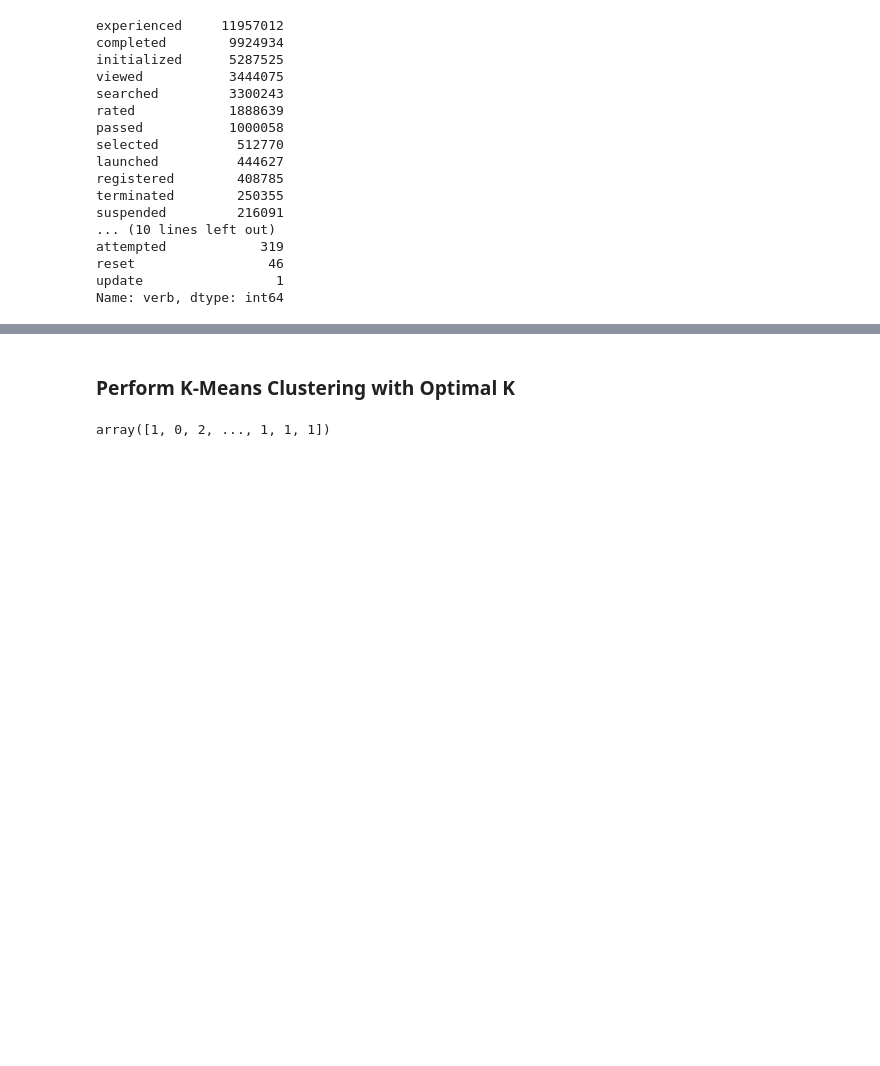
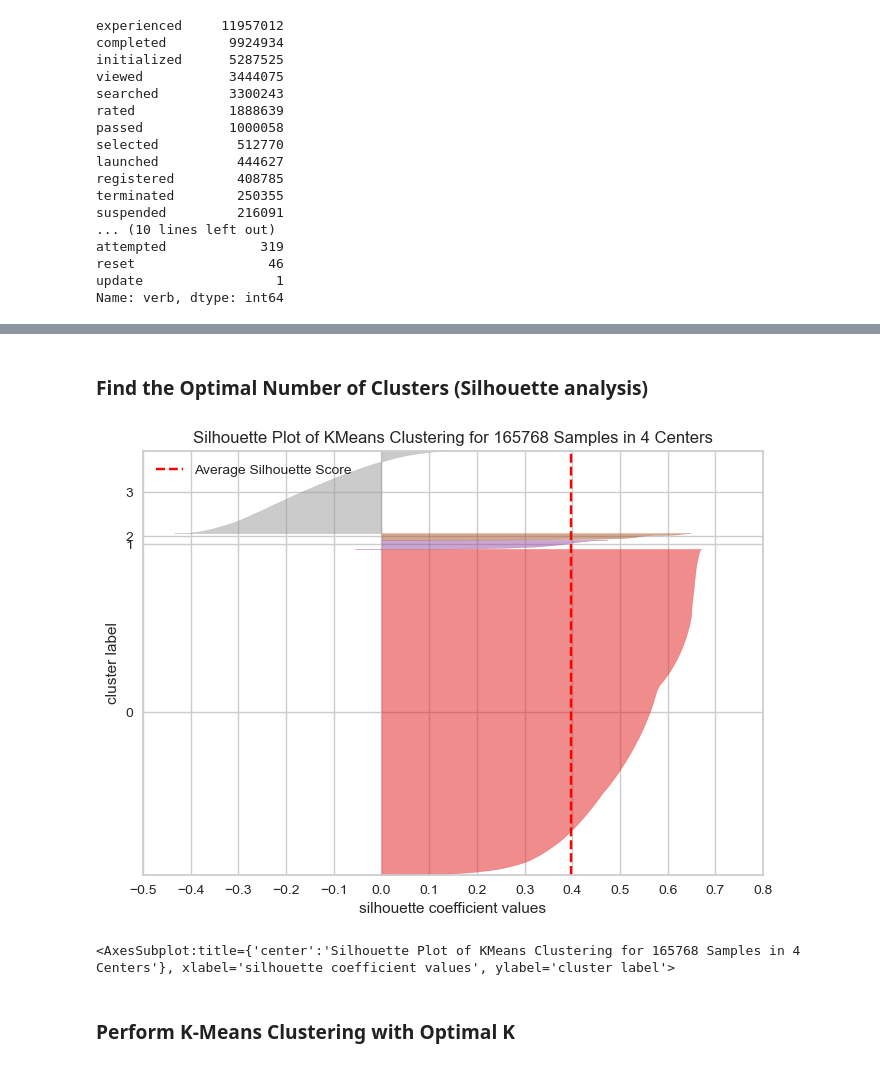
Before and after one commit to Wanghaoyin/ilab2-Team2-Coles, a Jupyter notebook: ilab2_Jun.ipynb, the cells around one changed output, grey strips where cells are left out. Cells and saved outputs as stored; diff of their text form; code cells hidden in the pictures; blank space fills up the shorter version.

```diff
--- a/ilab2_Jun.ipynb
+++ b/ilab2_Jun.ipynb
@@ -298,13 +330,15 @@ ModuleNotFoundError: No module named 'yellowbrick'
+# %% [markdown]
+### Find the Optimal Number of Clusters (Silhouette analysis)
+# %%
+from yellowbrick.cluster import KElbowVisualizer, SilhouetteVisualizer
+
+model_4clust = KMeans(n_clusters = 4, random_state = 1)
+
+sil_visualizer_sa3 = SilhouetteVisualizer(model_4clust)
+sil_visualizer_sa3.fit(df_sa_scaled2)
+sil_visualizer_sa3.show()
+# %% [output]
+[figure, added]
+<AxesSubplot:title={'center':'Silhouette Plot of KMeans Clustering for 165768 Samples in 4 Centers'}, xlabel='silhouette coefficient values', ylabel='cluster label'>
 # %% [markdown]
 ### Perform K-Means Clustering with Optimal K
-# %%
-# instantiate the k-means class, using optimal number of clusters
-kmeans = KMeans(init = "random", n_clusters = 3, n_init = 10, random_state = 1)
-
-# fit k-means algorithm to data
-kmeans.fit(df_staff_scaled)
-
-# view cluster assignments for each observation
-kmeans.labels_
-# %% [output]
-array([1, 0, 2, ..., 1, 1, 1])
```
Also changed, not shown: parts of 76 cells of this notebook.
